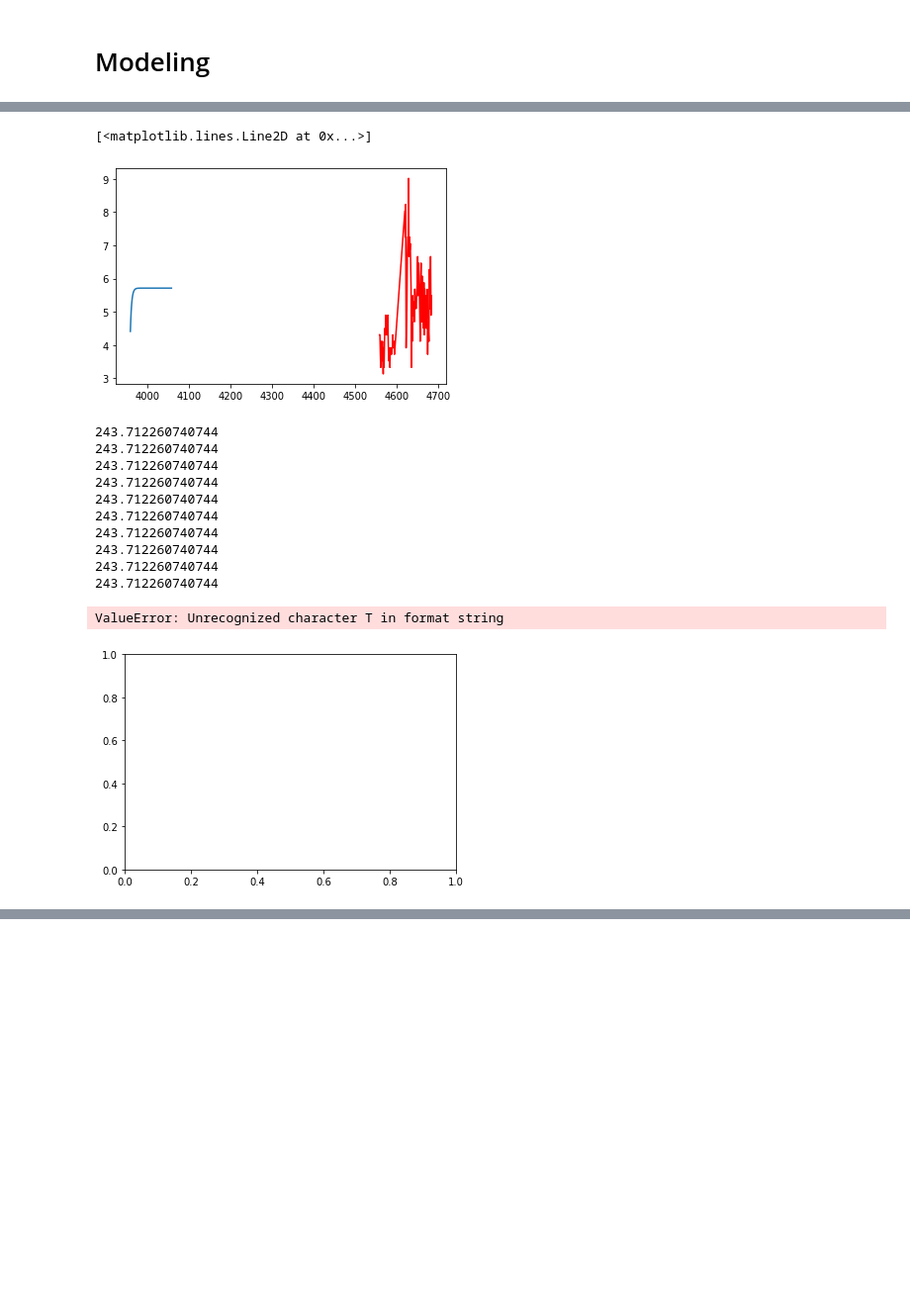
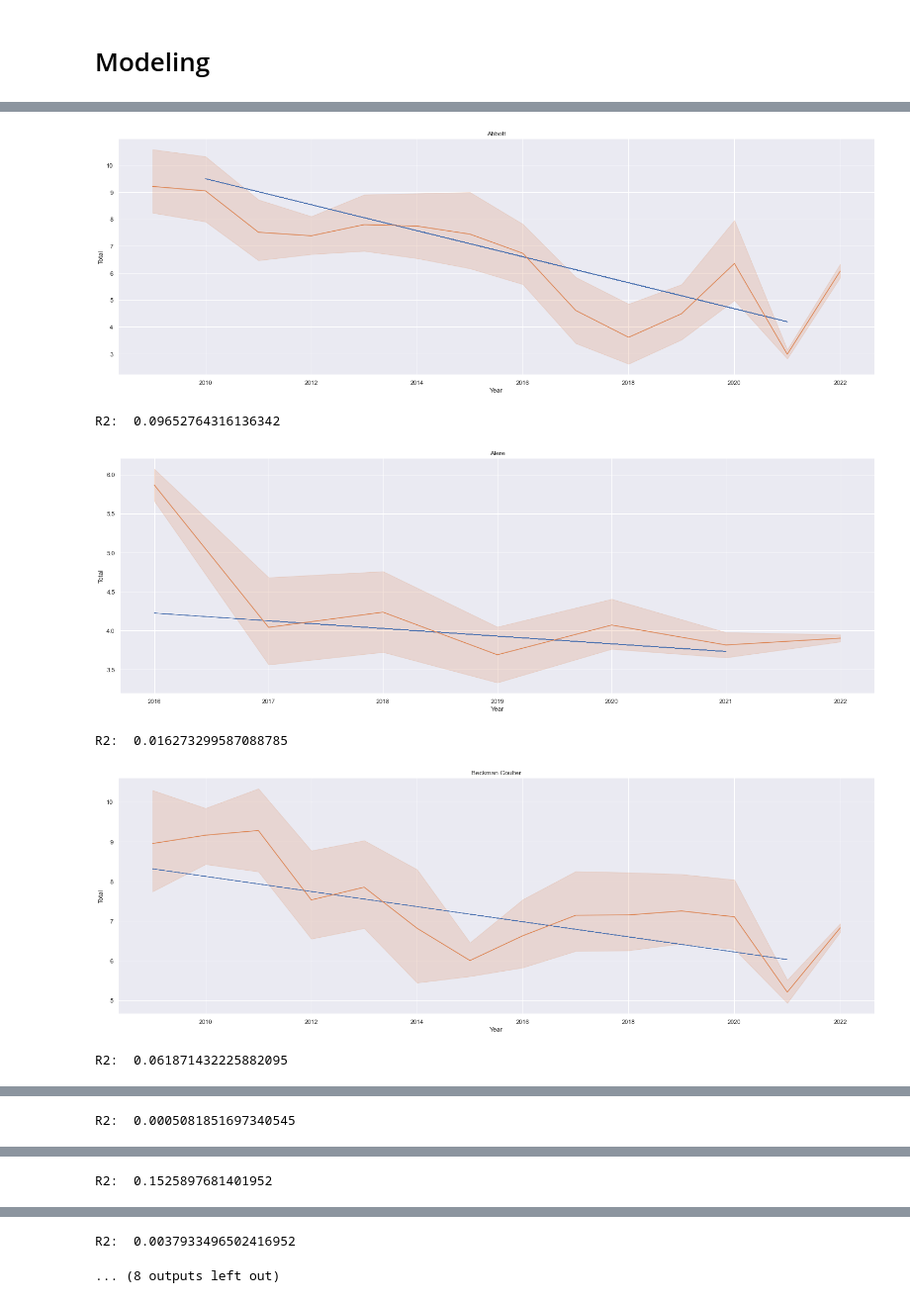
Before and after one commit to DSa-HbA1c/Predictions, a Jupyter notebook: Prediction._analyse.ipynb, the cells around one changed output, grey strips where cells are left out. Shown at 99% size. Cells and saved outputs as stored; diff of their text form; code cells hidden in the pictures; blank space fills up the shorter version.

Commit message:
Added linear reggression

```diff
--- a/Prediction._analyse.ipynb
+++ b/Prediction._analyse.ipynb
@@ -272,14 +218,0 @@ P-value:  2.0308767349472093e-05
-# %%
-from statsmodels.tsa.ar_model import AutoReg
-# Create training and test data
-for name, data in manufacturers:
-    train_data = data['Total'][:len(df)-100]
-    test_data = data['Total'][len(df)-100:]
-    #
-    # Instantiate and fit the AR model with training data
-    #
-    ar_model = AutoReg(train_data, lags=1).fit()
-    #
-    # Print Summary
-    #
-    print(ar_model.summary())
@@ -288,52 +219,33 @@ TypeError: AutoReg.__init__() missing 1 required positional argument: 'lags'
-# %%
-pred = ar_model.predict(start=len(train_data), end=(len(df)-1), dynamic=False)
-#
-# Plot the prediction vs test data
-#
-from matplotlib import pyplot
-pyplot.plot(pred)
-pyplot.plot(test_data, color='red')
-# %% [output]
-[<matplotlib.lines.Line2D at 0x...>]
-[figure, removed]
 # %%
+manufacturers = top10_manufacturers.groupby("Manufacturer")
 for name, data in manufacturers:
-    tempdf = df[['Year', 'Total']].dropna()
+    tempdf = data[['Year', 'Total']].dropna()
 
     X = tempdf.iloc[:, :-1].values
     Y = tempdf.iloc[:, 1].values
 
     from sklearn.model_selection import train_test_split
-    X_train, X_test, Y_train, Y_test = train_test_split(X, Y, test_size=0.3, random_state=0)
+    X_train, X_test, Y_train, Y_test = train_test_split(X, Y, test_size=0.4, random_state=0)
 
     from sklearn.linear_model import LinearRegression
-    regressor = LinearRegression()
-    regressor.fit(X_train, Y_train)
+    model = LinearRegression()
+    model.fit(X_train, Y_train)
+    predicted_values = model.predict(X_test)
 
-    print(regressor.intercept_)
-    from matplotlib import pyplot
+    predicted_df= pd.DataFrame(predicted_values, columns=["Total"])
+    predicted_df["Year"] = "2022"
+    tempdf = pd.concat([tempdf, predicted_df], axis=0, ignore_index=True)
 
-
-for name, data in manufacturers:
-    # line plot for Total Error with seaborn
-    # if name == "Abbott":
-        # sns.set(rc = {'figure.figsize':(25,8)})
-        # l = sns.lineplot(x='Year', y='Total Error', data=data)
-        # sns.lineplot(x='Year', y={regressor.intercept_}, data=data)
-        # l.set_title(name)
-        # plt.show()
-        pyplot.plot('Year','Total Error',data=tempdf, color='red')
-        pyplot.plot('Year','Total Error', data=regressor.intercept_)
+    plt.plot(X_test,model.coef_ * X_test + model.intercept_, linewidth=1)
+    sns.set(rc = {'figure.figsize':(25,8)})
+    l = sns.lineplot(x='Year', y='Total', data=tempdf)
+    l.set_title(name)
+    plt.show()
+    print("R2: ", model.score(X, Y))
 # %% [output]
+[figure, new version]
-243.712260740744
-243.712260740744
-243.712260740744
-243.712260740744
-243.712260740744
-243.712260740744
-243.712260740744
-243.712260740744
-243.712260740744
-243.712260740744
+R2:  0.09652764316136342
+[figure, added]
-ValueError: Unrecognized character T in format string
+R2:  0.016273299587088785
-[figure, old version]
+[figure, added]
+R2:  0.061871432225882095
@@ -339,0 +253 @@ ValueError: Unrecognized character T in format string
+R2:  0.0005081851697340545
@@ -339,0 +255 @@ ValueError: Unrecognized character T in format string
+R2:  0.1525897681401952
@@ -339,0 +257,2 @@ ValueError: Unrecognized character T in format string
+R2:  0.0037933496502416952
+... (8 outputs left out)
```
Also changed, not shown: parts of 10 cells of this notebook, 1 other file.
